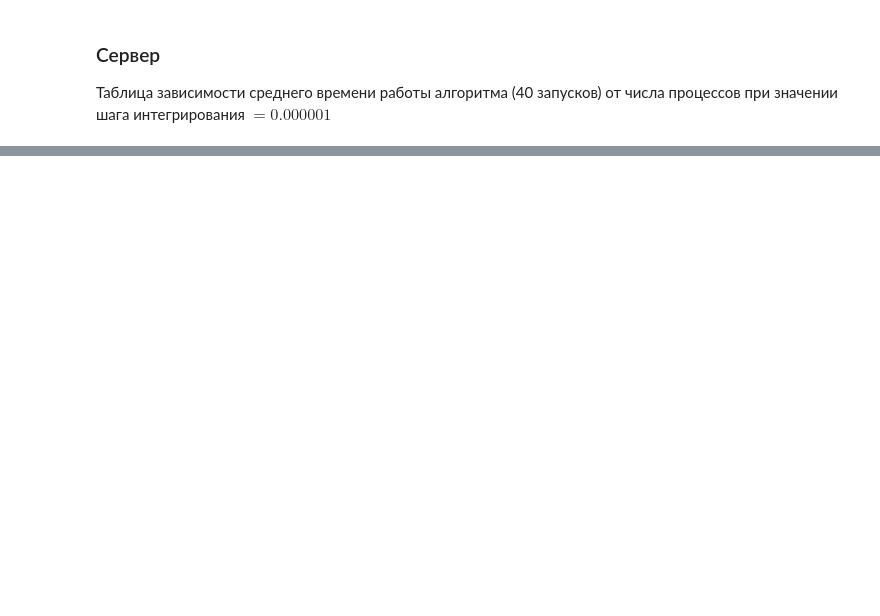
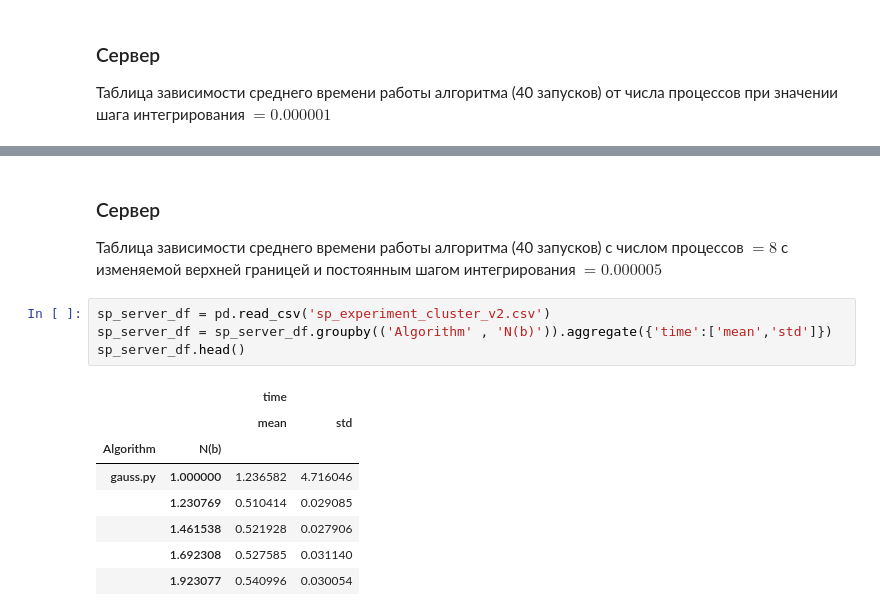
Before and after one commit to Venopacman/mpi_lab, a Jupyter notebook: Отчет о Лабораторной работе. Смирнов Павел.ipynb, the cells around one changed output, grey strips where cells are left out. Drawn from its saved outputs; the diff is of its cells as text; blank space fills up the shorter version.

```diff
--- a/Отчет о Лабораторной работе. Смирнов Павел.ipynb
+++ b/Отчет о Лабораторной работе. Смирнов Павел.ipynb
@@ -187,0 +237,16 @@ plt.show()
+# %% [markdown]
+### Сервер
+Таблица зависимости среднего времени работы алгоритма (40 запусков) c числом процессов $= 8$ с изменяемой верхней границей и постоянным шагом интегрирования $=0.000005$
+# %%
+sp_server_df = pd.read_csv('sp_experiment_cluster_v2.csv')
+sp_server_df = sp_server_df.groupby(('Algorithm' , 'N(b)')).aggregate({'time':['mean','std']})
+sp_server_df.head()
+# %% [output]
+|  |  | time |  |
+|  |  | mean | std |
+| Algorithm | N(b) |  |  |
+| gauss.py | 1.000000 | 1.236582 | 4.716046 |
+|  | 1.230769 | 0.510414 | 0.029085 |
+|  | 1.461538 | 0.521928 | 0.027906 |
+|  | 1.692308 | 0.527585 | 0.031140 |
+|  | 1.923077 | 0.540996 | 0.030054 |
```
Also changed, not shown: parts of 32 cells of this notebook.
